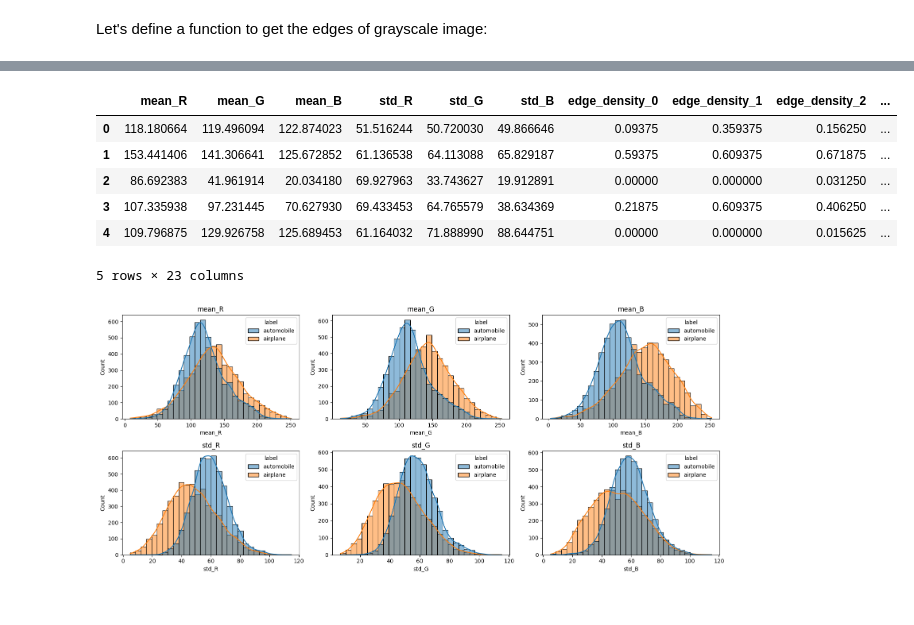
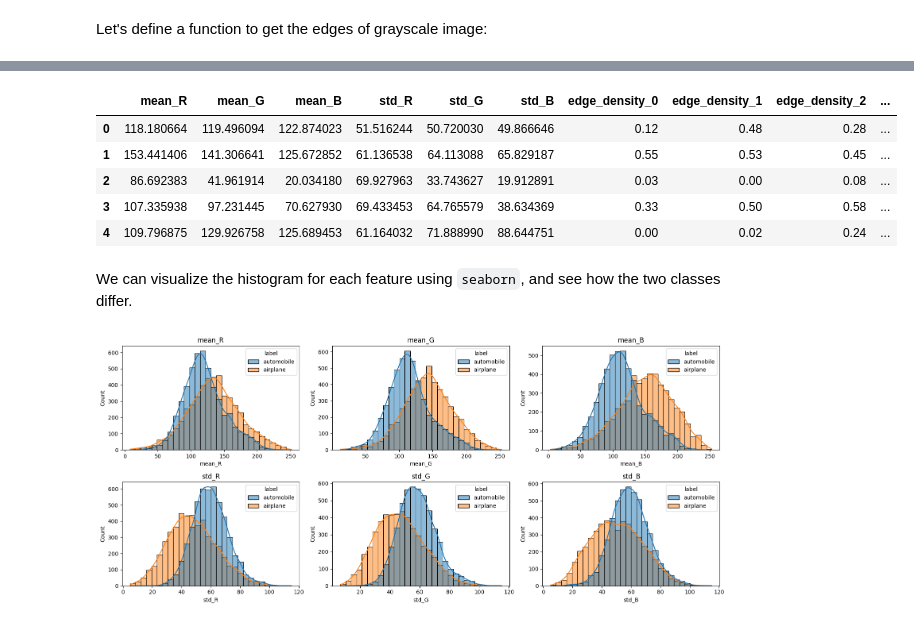
Before and after one commit to musicinformationretrieval/epsrc-ai-pipeline, a Jupyter notebook: 1_datasets.ipynb, the cells around one changed output, grey strips where cells are left out. Cells and saved outputs as stored; diff of their text form; code cells hidden in the pictures.

```diff
--- a/1_datasets.ipynb
+++ b/1_datasets.ipynb
@@ -1190,0 +1197,10 @@ def get_edges(image):
+# %%
+gray_image = skimage.color.rgb2gray(image)
+edges = get_edges(gray_image)
+
+# plot side by side
+plt.subplots(nrows=1, ncols=2, figsize=(12, 6))
+plt.subplot(1, 2, 1)
+plt.imshow(edges, cmap='gray')
+plt.subplot(1, 2, 2)
+plt.imshow(gray_image, cmap='gray')
@@ -1210,12 +1229,12 @@ def extract_edges_stats(image):
     # Apply Canny edge detection
     edges = get_edges(gray)
 
-    # Divide image into 4x4 grid and calculate edge density for each region
+    # Divide image into 3x3 grid and calculate edge density for each region
     h, w = edges.shape
-    grid_h, grid_w = h // 4, w // 4
+    grid_h, grid_w = h // 3, w // 3
     edge_densities = []
-    for i in range(4):
-        for j in range(4):
+    for i in range(3):
+        for j in range(3):
             region = edges[i*grid_h:(i+1)*grid_h, j*grid_w:(j+1)*grid_w]
             region_density = np.sum(region) / region.size
             edge_densities.extend([region_density])
@@ -1226,5 +1245,5 @@ Let's calculate all the stats for each image.
 # %%
-edges_stats = np.zeros((0, 16))  # Initialize an empty array to store stats for all images
+edges_stats = np.zeros((0, 9))  # Initialize an empty array to store stats for all images
 labels = []
 
 for label in ['automobile', 'airplane']:
@@ -1238,6 +1259,8 @@ for label in ['automobile', 'airplane']:
 # %%
-df_edges = pd.DataFrame(edges_stats, columns=[f'edge_density_{i}' for i in range(16)])
-df_edges['label'] = labels
-df_edges.head()
+import pandas as pd
+
+edges_stats_df = pd.DataFrame(edges_stats, columns=[f'edge_density_{i}' for i in range(9)])
+edges_stats_df['label'] = labels
+edges_stats_df.head()
 # %% [output]
 |  | edge_density_0 | edge_density_1 | edge_density_2 | edge_density_3 | edge_density_4 | edge_density_5 | ... |
@@ -1251,15 +1276,16 @@ Finally, we have this features:
 # %%
-images_features = pd.concat([df_images.drop(columns='label'), df_edges.drop(columns='label')], axis=1)
+images_features = pd.concat([colour_stats_df.drop(columns='label'), edges_stats_df.drop(columns='label')], axis=1)
 images_features['label'] = labels
 images_features.head()
 # %% [output]
 |  | mean_R | mean_G | mean_B | std_R | std_G | std_B | edge_density_0 | edge_density_1 | edge_density_2 | ... |
-| 0 | 118.180664 | 119.496094 | 122.874023 | 51.516244 | 50.720030 | 49.866646 | 0.09375 | 0.359375 | 0.156250 | ... |
-| 1 | 153.441406 | 141.306641 | 125.672852 | 61.136538 | 64.113088 | 65.829187 | 0.59375 | 0.609375 | 0.671875 | ... |
-| 2 | 86.692383 | 41.961914 | 20.034180 | 69.927963 | 33.743627 | 19.912891 | 0.00000 | 0.000000 | 0.031250 | ... |
-| 3 | 107.335938 | 97.231445 | 70.627930 | 69.433453 | 64.765579 | 38.634369 | 0.21875 | 0.609375 | 0.406250 | ... |
-| 4 | 109.796875 | 129.926758 | 125.689453 | 61.164032 | 71.888990 | 88.644751 | 0.00000 | 0.000000 | 0.015625 | ... |
+| 0 | 118.180664 | 119.496094 | 122.874023 | 51.516244 | 50.720030 | 49.866646 | 0.12 | 0.48 | 0.28 | ... |
+| 1 | 153.441406 | 141.306641 | 125.672852 | 61.136538 | 64.113088 | 65.829187 | 0.55 | 0.53 | 0.45 | ... |
+| 2 | 86.692383 | 41.961914 | 20.034180 | 69.927963 | 33.743627 | 19.912891 | 0.03 | 0.00 | 0.08 | ... |
+| 3 | 107.335938 | 97.231445 | 70.627930 | 69.433453 | 64.765579 | 38.634369 | 0.33 | 0.50 | 0.58 | ... |
+| 4 | 109.796875 | 129.926758 | 125.689453 | 61.164032 | 71.888990 | 88.644751 | 0.00 | 0.02 | 0.24 | ... |
-5 rows × 23 columns
+# %% [markdown]
+We can visualize the histogram for each feature using `seaborn`, and see how the two classes differ.
 # %%
 fig, axes = plt.subplots(2, 3, figsize=(16, 7))
 axes = axes.flatten()
```
Also changed, not shown: parts of 78 cells of this notebook.
